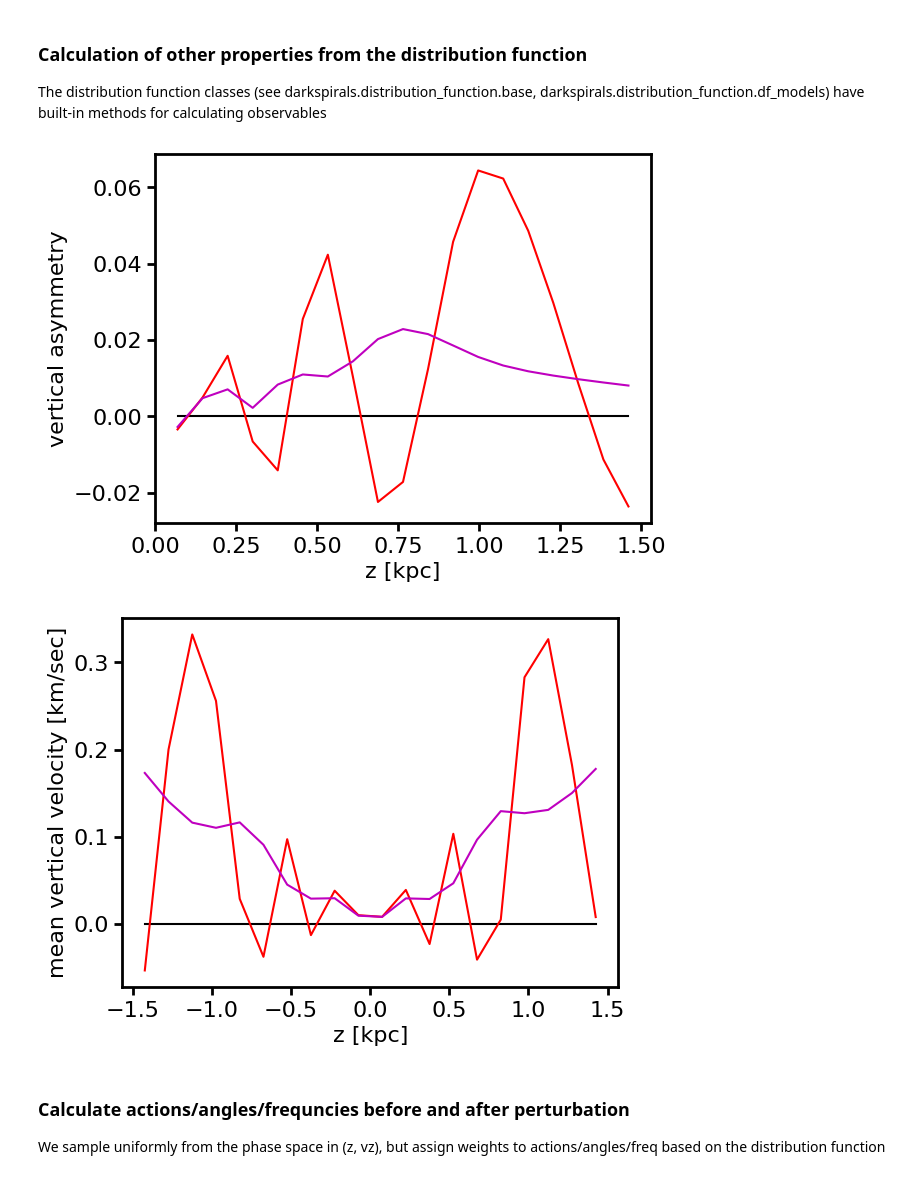
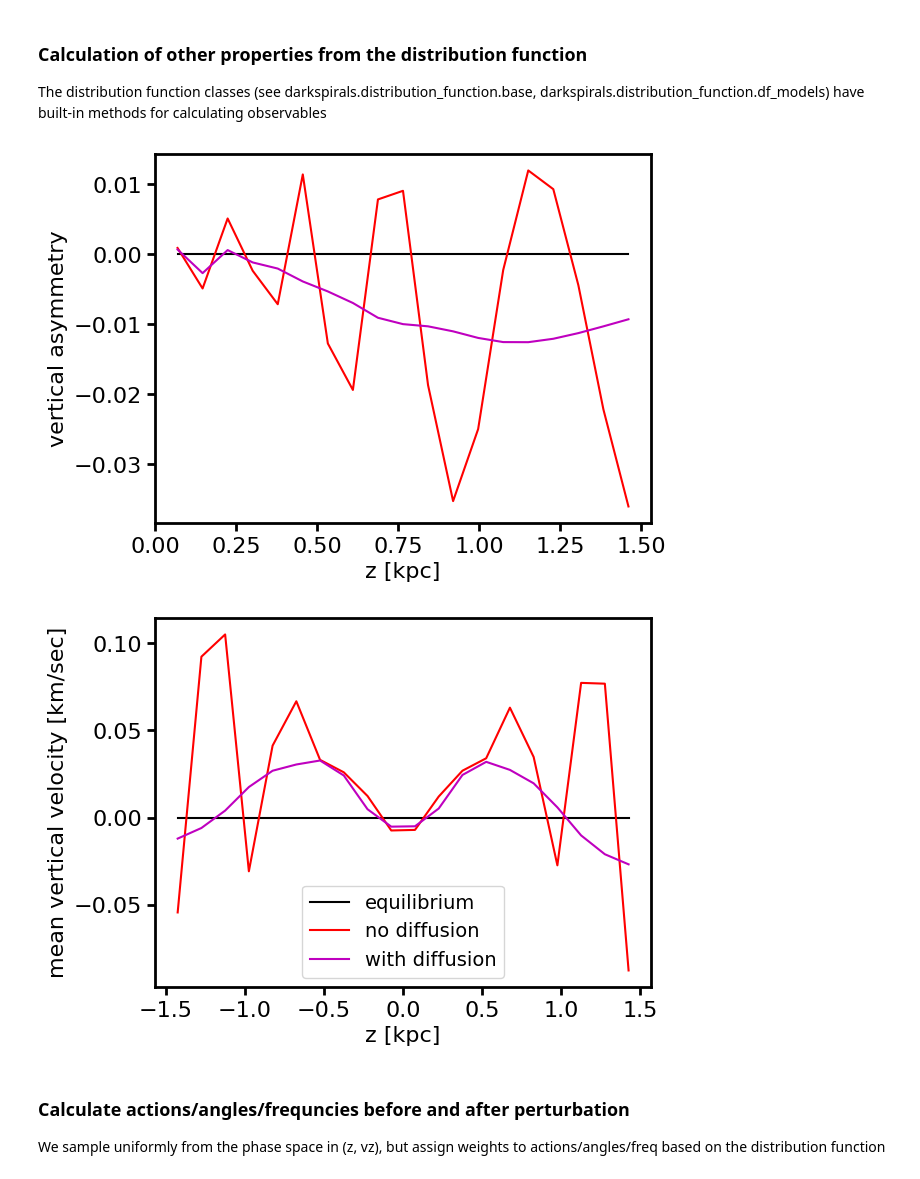
Before and after one commit to dangilman/darkspirals, a Jupyter notebook: example_notebooks/example_calculation.ipynb, the cells around one changed output. Drawn from its saved outputs; the diff is of its cells as text; code cells hidden in the pictures.

```diff
--- a/example_notebooks/example_calculation.ipynb
+++ b/example_notebooks/example_calculation.ipynb
@@ -36,7 +36,7 @@ A new version of galpy (1.10.1) is available, please upgrade using pip/conda/...
 # %%
 z_min_max = 1.5
 vz_min_max = 100
-phase_space_resolution = 100
+phase_space_resolution = 80
 z = np.linspace(-z_min_max,z_min_max,phase_space_resolution)
 vz = np.linspace(-vz_min_max, vz_min_max, phase_space_resolution)
 galactic_potential = MWPotential2014
@@ -166,33 +166,34 @@ The distribution function classes (see darkspirals.distribution_function.base, d
 # %%
 z_eval = np.linspace(0.03, 1.5, 20)
 z, vertical_asymmetry = df_eq.vertical_asymmetry(z_eval)
 plt.plot(z, vertical_asymmetry, color='k', label='equilibrium')
 
 z, vertical_asymmetry = df_perturbed.vertical_asymmetry(z_eval)
 plt.plot(z, vertical_asymmetry, color='r', label='no diffusion')
 
 z, vertical_asymmetry = df_perturbed_with_diffusion.vertical_asymmetry(z_eval)
 plt.plot(z, vertical_asymmetry, color='m', label='with diffusion')
 plt.xlabel('z [kpc]', fontsize=16)
 plt.ylabel('vertical asymmetry', fontsize=16)
 plt.show()
 
 z_eval = np.linspace(-1.5, 1.5, 21)
 z, mvz = df_eq.mean_vertical_velocity(z_eval)
 plt.plot(z, mvz, color='k', label='equilibrium')
 
 z, mvz = df_perturbed.mean_vertical_velocity(z_eval)
 plt.plot(z, mvz, color='r', label='no diffusion')
 
 z, mvz = df_perturbed_with_diffusion.mean_vertical_velocity(z_eval)
 plt.plot(z, mvz, color='m', label='with diffusion')
 
 plt.xlabel('z [kpc]', fontsize=16)
 plt.ylabel('mean vertical velocity [km/sec]', fontsize=16)
+plt.legend(fontsize=14)
 plt.show()
 # %% [output]
-[figure, old version]
+[figure, new version]
-[figure, old version]
+[figure, new version]
 # %% [markdown]
 ### Calculate actions/angles/frequncies before and after perturbation
 
```
Also changed, not shown: parts of 7 cells of this notebook, 9 other files.
